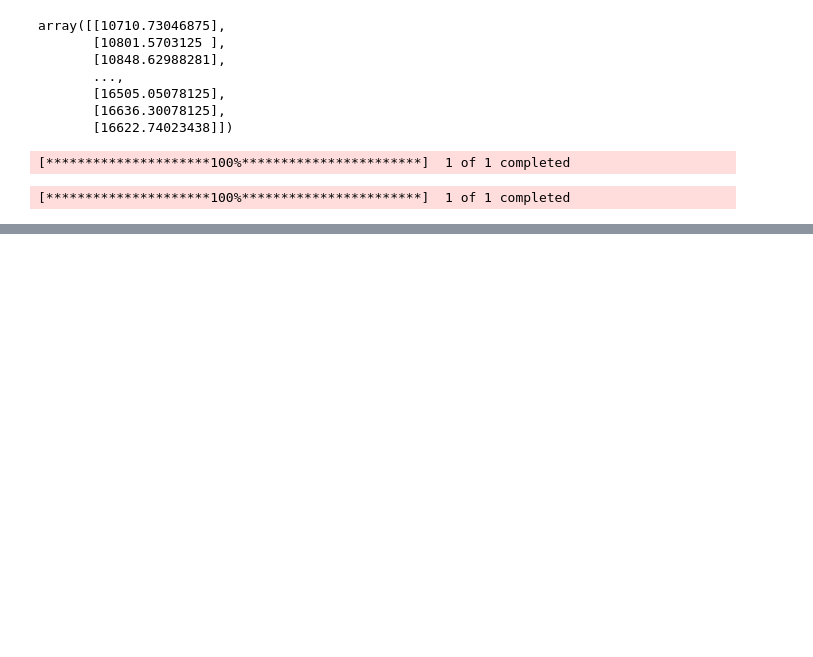
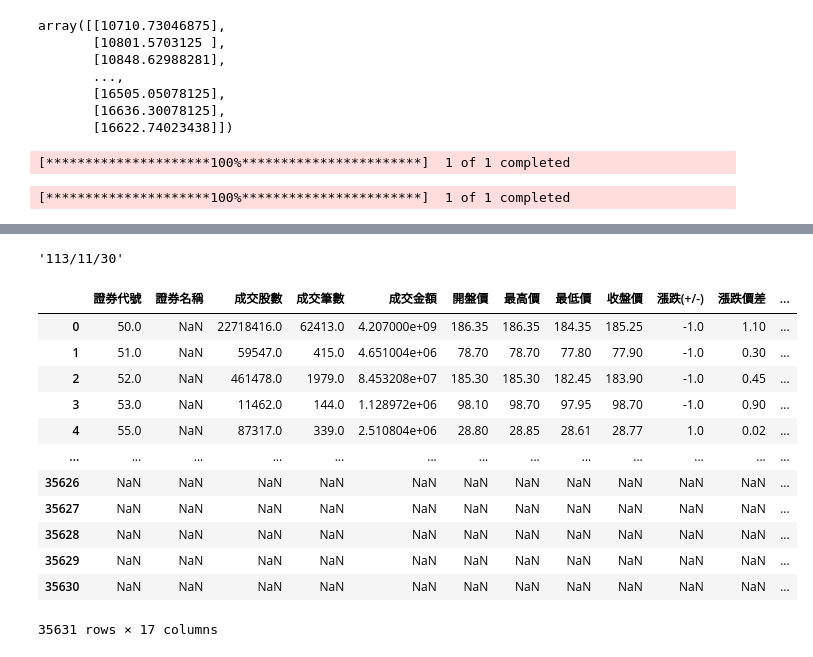
Before and after one commit to dodo0095/fintech_web, a Jupyter notebook: stark_lab/test.ipynb, the cells around one changed output, grey strips where cells are left out. Saved outputs shown, nothing was run; the diff lists cells and outputs as text; code cells hidden in the pictures; blank space fills up the shorter version.

```diff
--- a/stark_lab/test.ipynb
+++ b/stark_lab/test.ipynb
@@ -453,0 +728,20 @@ dtype: object
+# %%
+now_day2
+# %% [output]
+'113/11/30'
+# %%
+stock_value(now_day2)
+# %% [output]
+|  | 證券代號 | 證券名稱 | 成交股數 | 成交筆數 | 成交金額 | 開盤價 | 最高價 | 最低價 | 收盤價 | 漲跌(+/-) | 漲跌價差 | ... |
+| 0 | 50.0 | NaN | 22718416.0 | 62413.0 | 4.207000e+09 | 186.35 | 186.35 | 184.35 | 185.25 | -1.0 | 1.10 | ... |
+| 1 | 51.0 | NaN | 59547.0 | 415.0 | 4.651004e+06 | 78.70 | 78.70 | 77.80 | 77.90 | -1.0 | 0.30 | ... |
+| 2 | 52.0 | NaN | 461478.0 | 1979.0 | 8.453208e+07 | 185.30 | 185.30 | 182.45 | 183.90 | -1.0 | 0.45 | ... |
+| 3 | 53.0 | NaN | 11462.0 | 144.0 | 1.128972e+06 | 98.10 | 98.70 | 97.95 | 98.70 | -1.0 | 0.90 | ... |
+| 4 | 55.0 | NaN | 87317.0 | 339.0 | 2.510804e+06 | 28.80 | 28.85 | 28.61 | 28.77 | 1.0 | 0.02 | ... |
+| ... | ... | ... | ... | ... | ... | ... | ... | ... | ... | ... | ... | ... |
+| 35626 | NaN | NaN | NaN | NaN | NaN | NaN | NaN | NaN | NaN | NaN | NaN | ... |
+| 35627 | NaN | NaN | NaN | NaN | NaN | NaN | NaN | NaN | NaN | NaN | NaN | ... |
+| 35628 | NaN | NaN | NaN | NaN | NaN | NaN | NaN | NaN | NaN | NaN | NaN | ... |
+| 35629 | NaN | NaN | NaN | NaN | NaN | NaN | NaN | NaN | NaN | NaN | NaN | ... |
+| 35630 | NaN | NaN | NaN | NaN | NaN | NaN | NaN | NaN | NaN | NaN | NaN | ... |
+35631 rows × 17 columns
```
Also changed, not shown: parts of 9 cells of this notebook, 8 other files.
